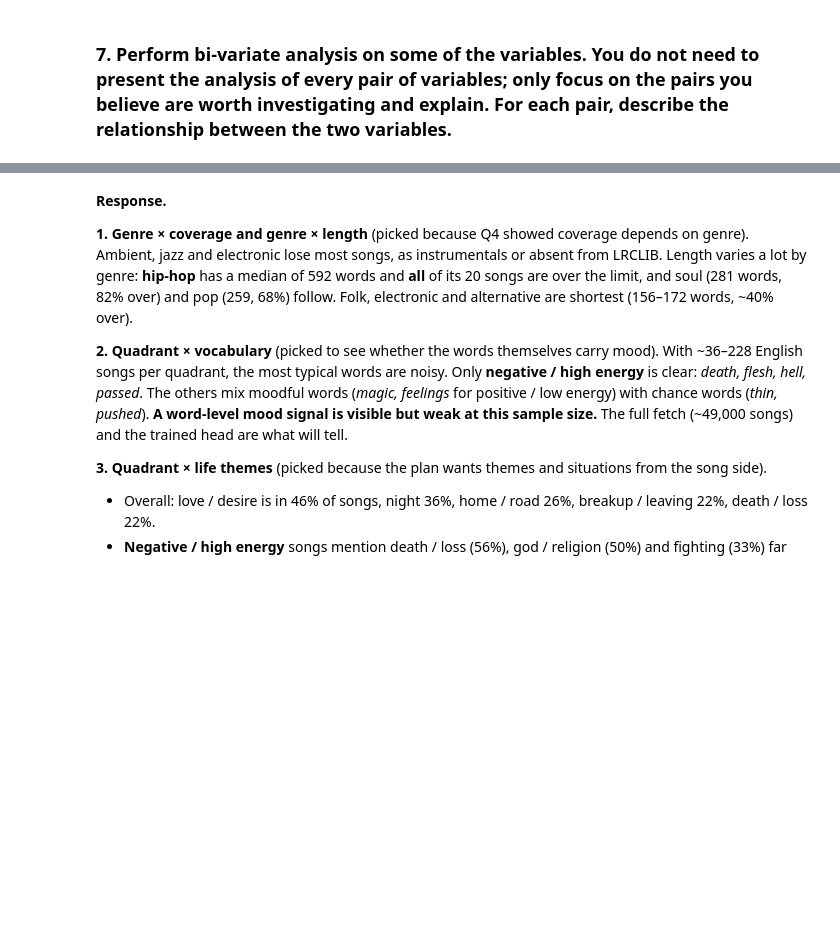
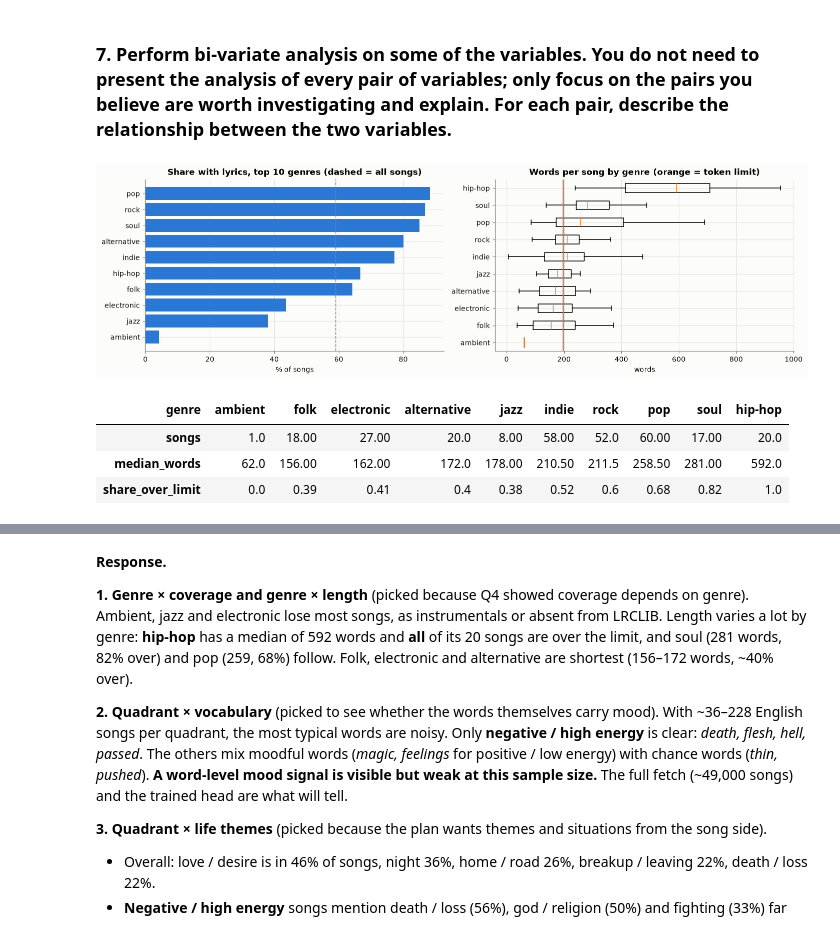
Before and after one commit to Oshawotttt/mood-playlist, a Jupyter notebook: proposal/DAP_IEDA_Template.ipynb, the cells around one changed output, grey strips where cells are left out. Cells and saved outputs as stored; diff of their text form; code cells hidden in the pictures; blank space fills up the shorter version.

```diff
--- a/proposal/DAP_IEDA_Template.ipynb
+++ b/proposal/DAP_IEDA_Template.ipynb
@@ -1258,21 +1311,30 @@ print(f"over the {TOKEN_LIMIT}-token limit (estimated): {(has['est_tokens'] > TO
 # %%
 # Genre x coverage and genre x length
 g = lyr[lyr["genre"].isin(top_genres)]
 order = g.groupby("genre")["found"].mean().sort_values().index
 fig, axes = plt.subplots(1, 2, figsize=(13, 4))
 axes[0].barh(order, g.groupby("genre")["found"].mean()[order] * 100, color=BLUE)
 axes[0].axvline(lyr["found"].mean() * 100, color=MUTED, lw=1, ls="--")
 axes[0].set_title("Share with lyrics, top 10 genres (dashed = all songs)")
 axes[0].set_xlabel("% of songs")
 h = has[has["genre"].isin(top_genres)]
 order2 = h.groupby("genre")["n_words"].median().sort_values().index
-axes[1].boxplot([h.loc[h["genre"] == x, "n_words"] for x in order2], vert=False, showfliers=False)
+axes[1].boxplot([h.loc[h["genre"] == x, "n_words"] for x in order2], orientation="horizontal", showfliers=False)
 axes[1].set_yticks(range(1, len(order2) + 1), order2)
 axes[1].axvline(limit_words, color=ORANGE, lw=1.5)
 axes[1].set_title("Words per song by genre (orange = token limit)")
 axes[1].set_xlabel("words")
 plt.tight_layout()
 plt.show()
+(h.assign(over=h["est_tokens"] > TOKEN_LIMIT).groupby("genre")
+  .agg(songs=("n_words", "size"), median_words=("n_words", "median"), share_over_limit=("over", "mean"))
+  .sort_values("median_words").round(2).T)
+# %% [output]
+[figure, added]
+| genre | ambient | folk | electronic | alternative | jazz | indie | rock | pop | soul | hip-hop |
+| songs | 1.0 | 18.00 | 27.00 | 20.0 | 8.00 | 58.00 | 52.0 | 60.00 | 17.00 | 20.0 |
+| median_words | 62.0 | 156.00 | 162.00 | 172.0 | 178.00 | 210.50 | 211.5 | 258.50 | 281.00 | 592.0 |
+| share_over_limit | 0.0 | 0.39 | 0.41 | 0.4 | 0.38 | 0.52 | 0.6 | 0.68 | 0.82 | 1.0 |
 # %%
 # Valence/arousal quadrant x vocabulary: which words are typical of each quadrant's lyrics?
 # The ~10 dimensions aren't fixed yet and 1,000 songs are too few per seed, so we slice by MuSe's
```
Also changed, not shown: parts of 32 cells of this notebook, 6 other files.
